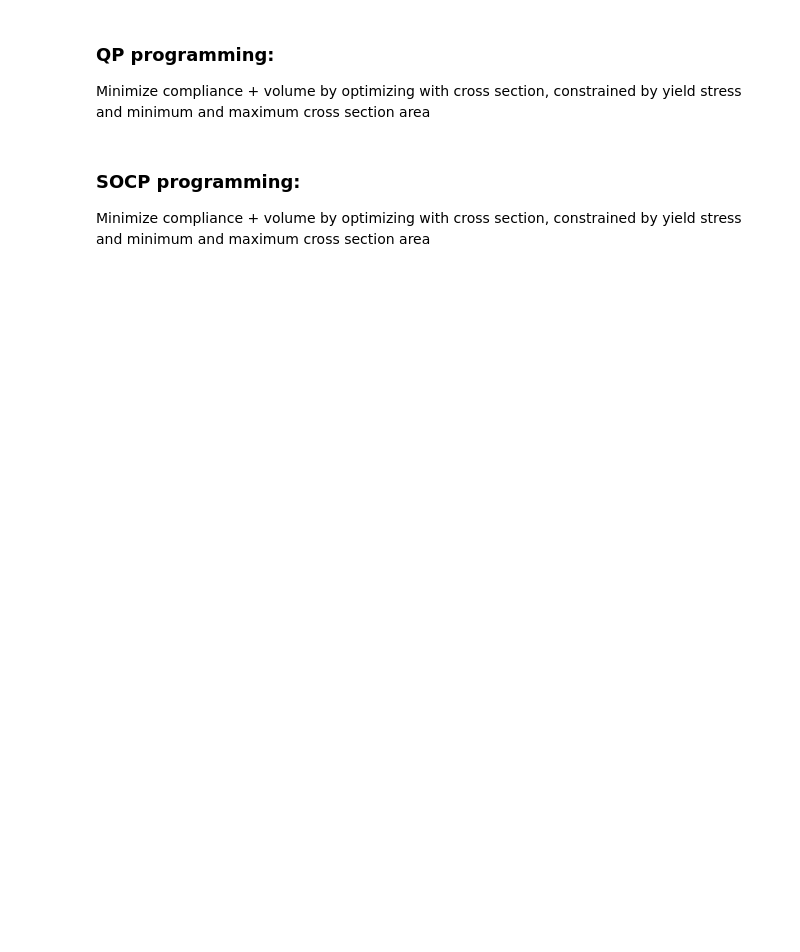
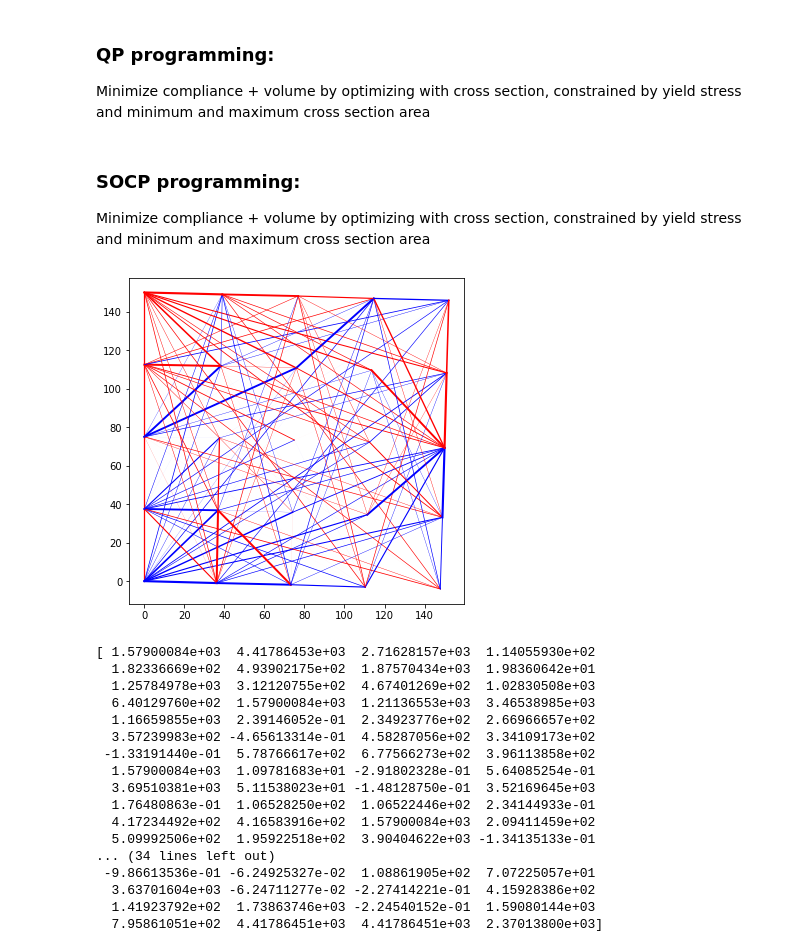
Before and after one commit to Tianchen1987/trussOpt, a Jupyter notebook: trussFEM.ipynb, the cells around one changed output. Cells and saved outputs as stored; diff of their text form; code cells hidden in the pictures; blank space fills up the shorter version.

```diff
--- a/trussFEM.ipynb
+++ b/trussFEM.ipynb
@@ -256,18 +255,37 @@ def optTrussSOCP(glb, elem, num, yieldStress, d_max, V_max):
 # %%
 # tog - plot ON/OFF, deform shape , modal shape, modal #, scale of def, color 1=stress, 2=mat
 plotting = dict()
 plotting['IO']=True # true - plot, false - do not plot
 plotting['deformed']= 1 # 0 - original, 1 - deformed, 2 - both
 plotting['view']= '2d' # 0 - original, 1 - deformed, 2 - both
 plotting['xsec']= 'a' # 0 - original, 1 - deformed, 2 - both
 plotting['sf'] = dict()
 plotting['sf']['a']= 0.02
 plotting['sf']['f']= 10
 
 if plotting['IO']==True:
-    plotStructFun(glb, elem, inputData, inputUnit, a_opt, f_opt, plotting)
+    plotStructFun(glb, elem, inputData['nodes'], inputUnit, a_opt, f_opt, plotting)
 
 print(a_opt)
+# %% [output]
+[figure, added]
+[ 1.57900084e+03  4.41786453e+03  2.71628157e+03  1.14055930e+02
+  1.82336669e+02  4.93902175e+02  1.87570434e+03  1.98360642e+01
+  1.25784978e+03  3.12120755e+02  4.67401269e+02  1.02830508e+03
+  6.40129760e+02  1.57900084e+03  1.21136553e+03  3.46538985e+03
+  1.16659855e+03  2.39146052e-01  2.34923776e+02  2.66966657e+02
+  3.57239983e+02 -4.65613314e-01  4.58287056e+02  3.34109173e+02
+ -1.33191440e-01  5.78766617e+02  6.77566273e+02  3.96113858e+02
+  1.57900084e+03  1.09781683e+01 -2.91802328e-01  5.64085254e-01
+  3.69510381e+03  5.11538023e+01 -1.48128750e-01  3.52169645e+03
+  1.76480863e-01  1.06528250e+02  1.06522446e+02  2.34144933e-01
+  4.17234492e+02  4.16583916e+02  1.57900084e+03  2.09411459e+02
+  5.09992506e+02  1.95922518e+02  3.90404622e+03 -1.34135133e-01
+... (34 lines left out)
+ -9.86613536e-01 -6.24925327e-02  1.08861905e+02  7.07225057e+01
+  3.63701604e+03 -6.24711277e-02 -2.27414221e-01  4.15928386e+02
+  1.41923792e+02  1.73863746e+03 -2.24540152e-01  1.59080144e+03
+  7.95861051e+02  4.41786451e+03  4.41786451e+03  2.37013800e+03]
 # %%
 # Import packages.
 import cvxpy as cp
```
Also changed, not shown: parts of 8 cells of this notebook, 32 other files.
